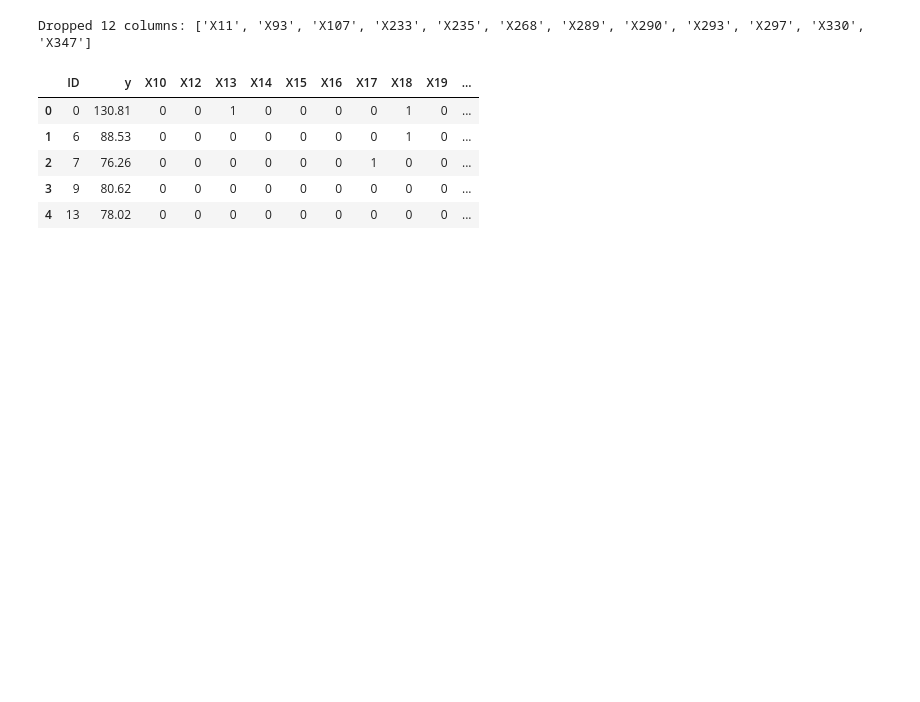
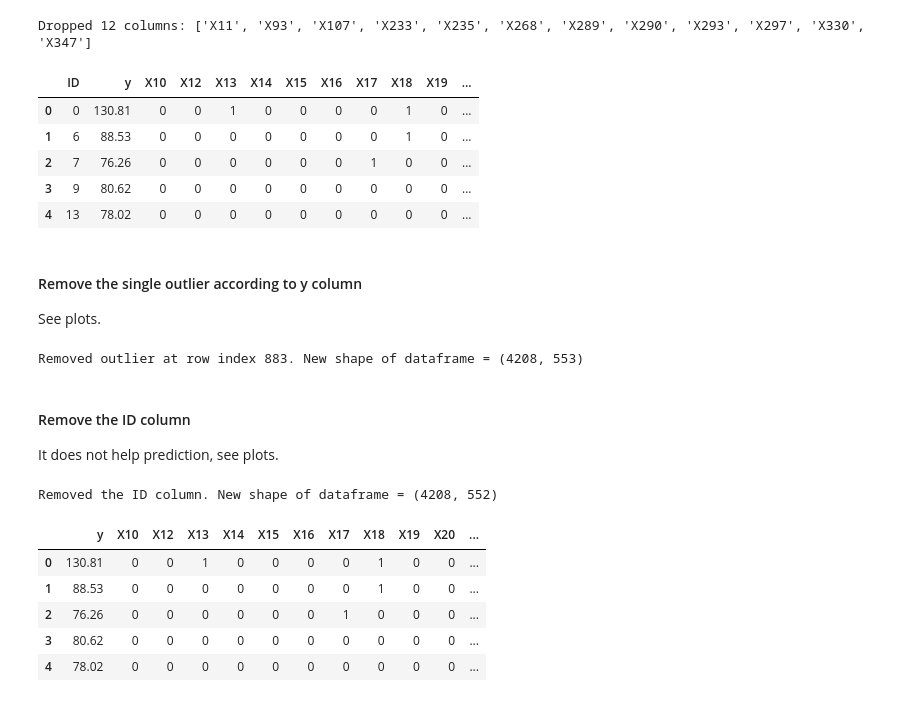
Before and after one commit to BartyzalRadek/mercedes-benz-kaggle, a Jupyter notebook: src/main.ipynb, the cells around one changed output. Cells and saved outputs as stored; diff of their text form; code cells hidden in the pictures; blank space fills up the shorter version.

Commit message:
Added plots, removed outlier, ID column.

```diff
--- a/src/main.ipynb
+++ b/src/main.ipynb
@@ -149,3 +151,29 @@ Dropped 12 columns: ['X11', 'X93', 'X107', 'X233', 'X235', 'X268', 'X289', 'X290
 | 2 | 7 | 76.26 | 0 | 0 | 0 | 0 | 0 | 0 | 1 | 0 | 0 | ... |
 | 3 | 9 | 80.62 | 0 | 0 | 0 | 0 | 0 | 0 | 0 | 0 | 0 | ... |
 | 4 | 13 | 78.02 | 0 | 0 | 0 | 0 | 0 | 0 | 0 | 0 | 0 | ... |
+# %% [markdown]
+#### Remove the single outlier according to y column
+
+See plots.
+# %%
+outlier_row_index = train_df['y'].argmax()
+train_df = train_df.drop(train_df.index[outlier_row_index])
+print("Removed outlier at row index {}. New shape of dataframe = {}".format(outlier_row_index, train_df.shape))
+# %% [output]
+Removed outlier at row index 883. New shape of dataframe = (4208, 553)
+# %% [markdown]
+#### Remove the ID column
+
+It does not help prediction, see plots.
+# %%
+train_df = train_df.drop('ID', axis = 1)
+print("Removed the ID column. New shape of dataframe = {}".format(train_df.shape))
+train_df.head()
+# %% [output]
+Removed the ID column. New shape of dataframe = (4208, 552)
+|  | y | X10 | X12 | X13 | X14 | X15 | X16 | X17 | X18 | X19 | X20 | ... |
+| 0 | 130.81 | 0 | 0 | 1 | 0 | 0 | 0 | 0 | 1 | 0 | 0 | ... |
+| 1 | 88.53 | 0 | 0 | 0 | 0 | 0 | 0 | 0 | 1 | 0 | 0 | ... |
+| 2 | 76.26 | 0 | 0 | 0 | 0 | 0 | 0 | 1 | 0 | 0 | 0 | ... |
+| 3 | 80.62 | 0 | 0 | 0 | 0 | 0 | 0 | 0 | 0 | 0 | 0 | ... |
+| 4 | 78.02 | 0 | 0 | 0 | 0 | 0 | 0 | 0 | 0 | 0 | 0 | ... |
```
Also changed, not shown: parts of 1 cell of this notebook, 1 other file.
